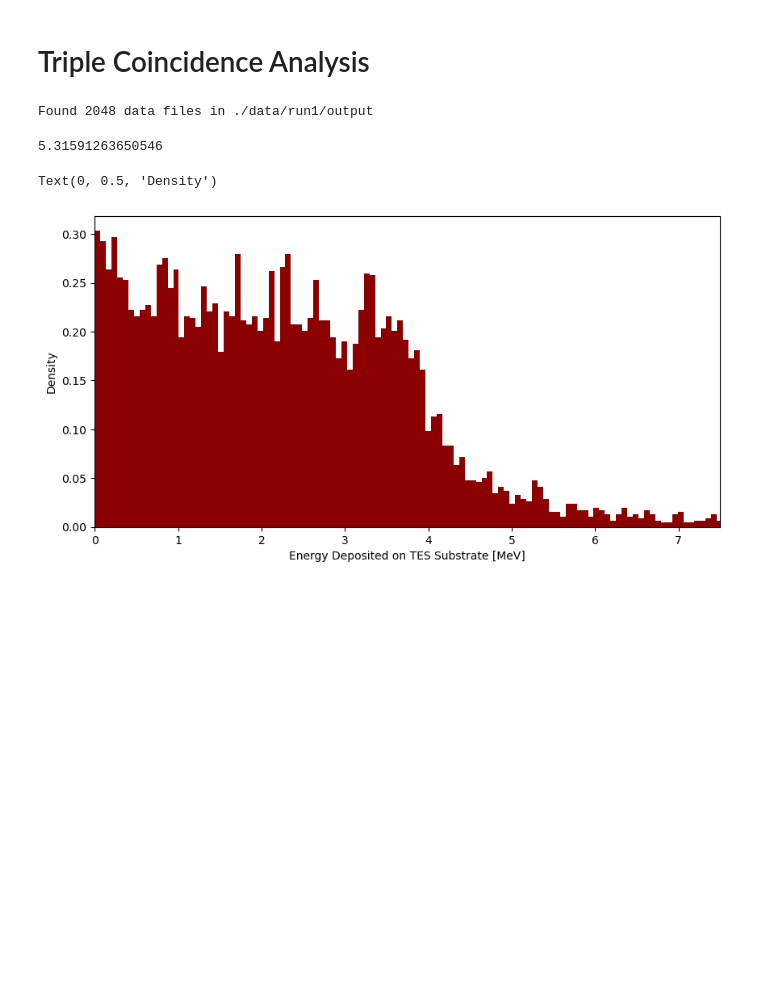
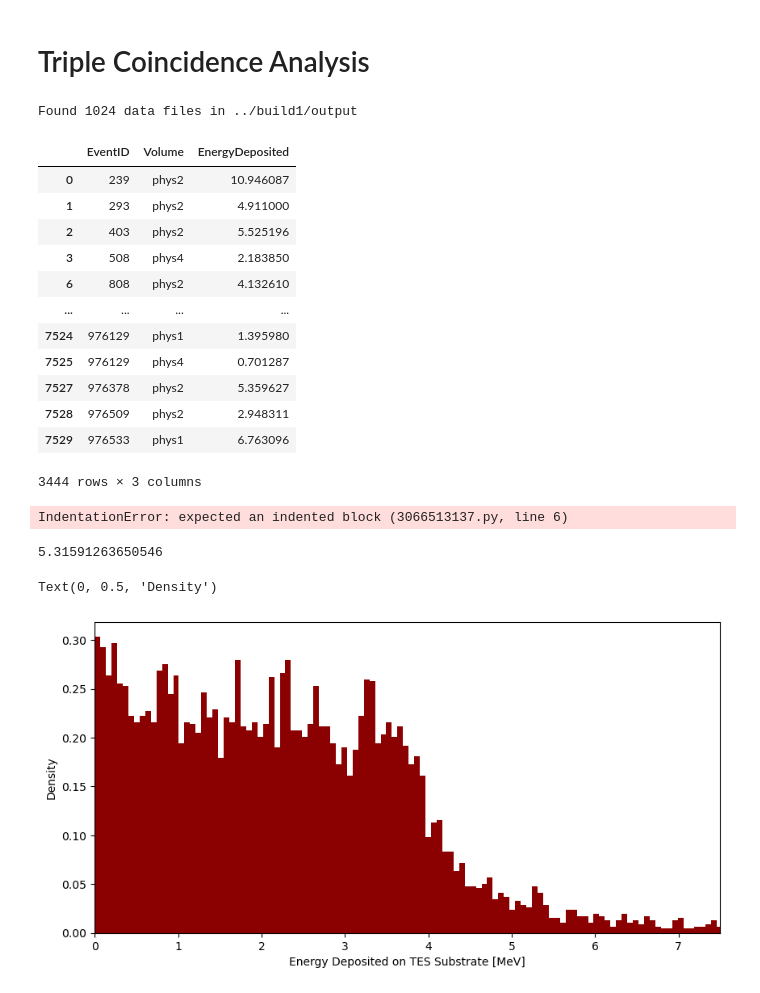
Before and after one commit to nyuad-astroparticle/tes-geant, a Jupyter notebook: analysis/triple-coincidence.ipynb, the cells around one changed output. Saved outputs shown, nothing was run; the diff lists cells and outputs as text; code cells hidden in the pictures; blank space fills up the shorter version.

```diff
--- a/analysis/triple-coincidence.ipynb
+++ b/analysis/triple-coincidence.ipynb
@@ -13,11 +13,11 @@ from multiprocessing import Pool
 
 # Parameters
 run         = 'run1'
-header      = ['EventID','TrackID','Particle','EnergyDeposited','XPosition','YPosition','ZPosition','LocalTime','Volume']
+header      = ['EventID','TrackID','Particle','EnergyDeposited','XPosition','YPosition','ZPosition','LocalTime','Volume', 'Initial Energy', 'Origin Volume', 'MigrantID']
 PROCESSES   = os.cpu_count()-1
 
 # Find the files
-foldername  = f'./data/{run}/output'
+foldername  = f'../build1/output'
 filenames   = os.listdir(foldername)
 
 print(f'Found {len(filenames)} data files in {foldername}')
@@ -36,7 +36,7 @@ def execute_process(func):
 
 # Function to load a single file
 def loadfile(filename):
-    return pd.read_csv(os.path.join(foldername,filename),skiprows=14,names=header)
+    return pd.read_csv(os.path.join(foldername,filename),skiprows=16,names=header)
 
 # Read the files into a list
 def get_files(filenames):
@@ -48,7 +48,35 @@ def get_files(filenames):
 
 files = get_files(filenames)
 # %% [output]
-Found 2048 data files in ./data/run1/output
+Found 1024 data files in ../build1/output
+# %%
+file = files[0]
+data = file.groupby(['EventID', 'Volume'])['EnergyDeposited'].sum().reset_index()
+data = data[(data.Volume.str.contains('Silicon')) | (data.EnergyDeposited > 0.2)]
+data
+# %% [output]
+|  | EventID | Volume | EnergyDeposited |
+| 0 | 239 | phys2 | 10.946087 |
+| 1 | 293 | phys2 | 4.911000 |
+| 2 | 403 | phys2 | 5.525196 |
+| 3 | 508 | phys4 | 2.183850 |
+| 6 | 808 | phys2 | 4.132610 |
+| ... | ... | ... | ... |
+| 7524 | 976129 | phys1 | 1.395980 |
+| 7525 | 976129 | phys4 | 0.701287 |
+| 7527 | 976378 | phys2 | 5.359627 |
+| 7528 | 976509 | phys2 | 2.948311 |
+| 7529 | 976533 | phys1 | 6.763096 |
+3444 rows × 3 columns
+# %%
+for index,file in enumerate(files):
+    volumes = file.Volume.unique()
+    for volume in volumes:
+        # print(volume)
+        if 'phys' in volume:
+            # print(index)
+# %% [output]
+IndentationError: expected an indented block (3066513137.py, line 6)
 # %%
 def filter(x):
     check_cases = [['physPaddleTop'],['physPaddleBottom'],['physSiliconSubstrate','physSiliconOxide','physSiliconNitride']]
```
Also changed, not shown: 2 other files.
